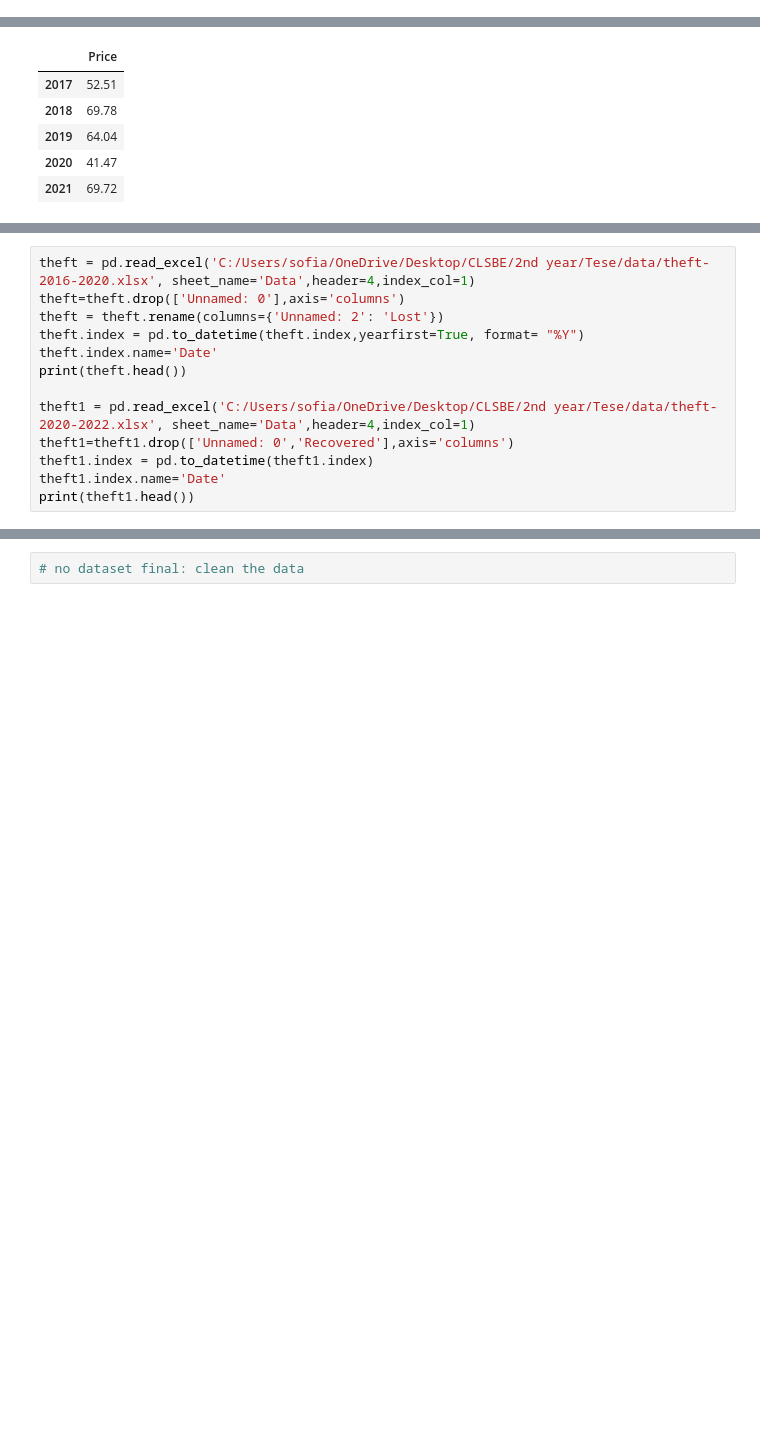
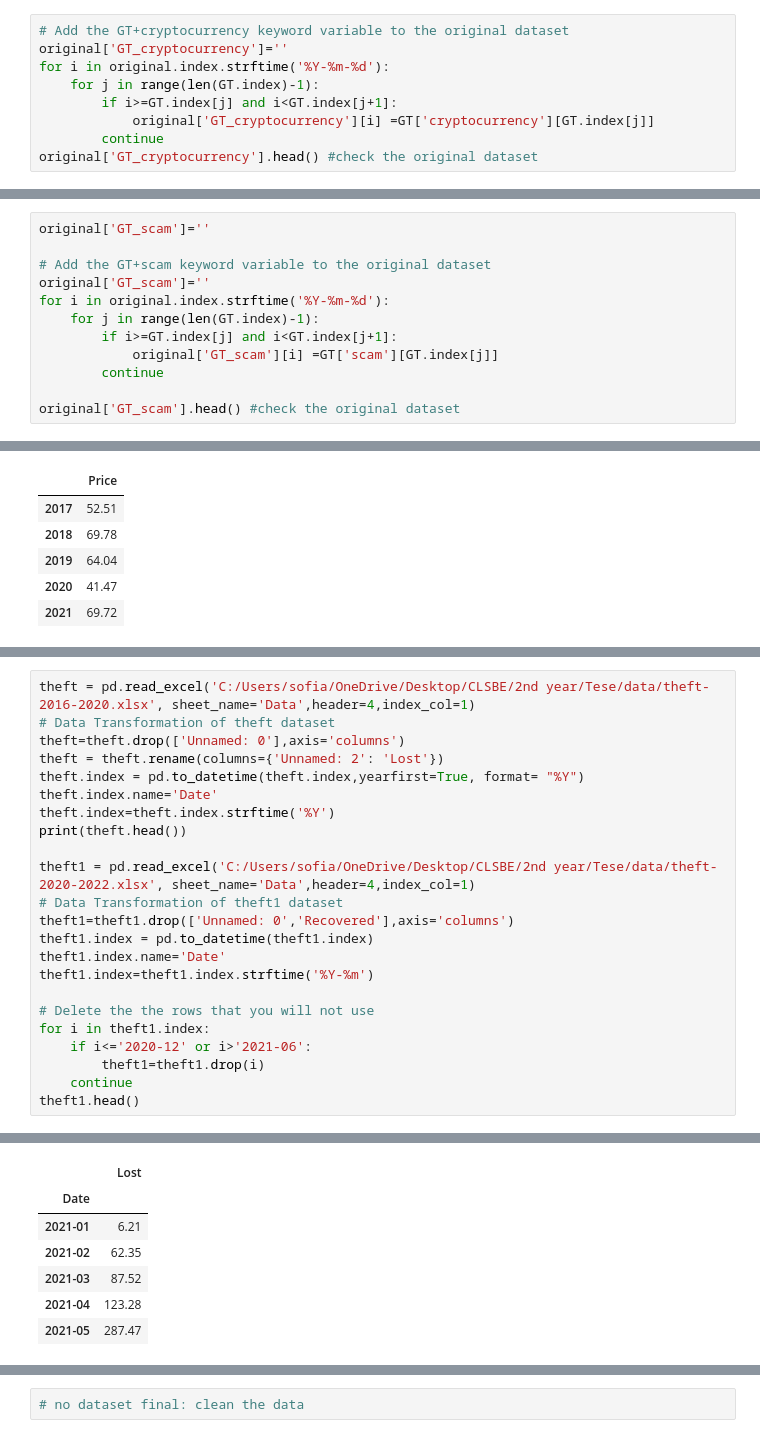
Before and after one commit to s-asrmorais/MSc_thesis_code_DataScience, a Jupyter notebook: code.ipynb, the cells around one changed output, grey strips where cells are left out. Cells and saved outputs as stored; diff of their text form; blank space fills up the shorter version.

```diff
--- a/code.ipynb
+++ b/code.ipynb
@@ -218,0 +235,9 @@ KeyboardInterrupt:
+# %%
+# Add the GT+cryptocurrency keyword variable to the original dataset
+original['GT_cryptocurrency']=''
+for i in original.index.strftime('%Y-%m-%d'):
+    for j in range(len(GT.index)-1):
+        if i>=GT.index[j] and i<GT.index[j+1]:
+            original['GT_cryptocurrency'][i] =GT['cryptocurrency'][GT.index[j]]
+        continue
+original['GT_cryptocurrency'].head() #check the original dataset
@@ -218,0 +256,12 @@ KeyboardInterrupt:
+# %%
+original['GT_scam']=''
+
+# Add the GT+scam keyword variable to the original dataset
+original['GT_scam']=''
+for i in original.index.strftime('%Y-%m-%d'):
+    for j in range(len(GT.index)-1):
+        if i>=GT.index[j] and i<GT.index[j+1]:
+            original['GT_scam'][i] =GT['scam'][GT.index[j]]
+        continue
+
+original['GT_scam'].head() #check the original dataset
@@ -311,14 +384,24 @@ pandas.core.indexes.base.Index
 # %%
 theft = pd.read_excel('C:/Users/sofia/OneDrive/Desktop/CLSBE/2nd year/Tese/data/theft-2016-2020.xlsx', sheet_name='Data',header=4,index_col=1)
+# Data Transformation of theft dataset
 theft=theft.drop(['Unnamed: 0'],axis='columns')
 theft = theft.rename(columns={'Unnamed: 2': 'Lost'})
 theft.index = pd.to_datetime(theft.index,yearfirst=True, format= "%Y")
 theft.index.name='Date'
+theft.index=theft.index.strftime('%Y')
 print(theft.head())
 
 theft1 = pd.read_excel('C:/Users/sofia/OneDrive/Desktop/CLSBE/2nd year/Tese/data/theft-2020-2022.xlsx', sheet_name='Data',header=4,index_col=1)
+# Data Transformation of theft1 dataset
 theft1=theft1.drop(['Unnamed: 0','Recovered'],axis='columns')
 theft1.index = pd.to_datetime(theft1.index)
 theft1.index.name='Date'
-print(theft1.head())
+theft1.index=theft1.index.strftime('%Y-%m')
+
+# Delete the the rows that you will not use
+for i in theft1.index:
+    if i<='2020-12' or i>'2021-06':
+        theft1=theft1.drop(i)
+    continue
+theft1.head()
 # %% [output]
@@ -339,3 +415,10 @@ Date
+|  | Lost |
+| Date |  |
+| 2021-01 | 6.21 |
+| 2021-02 | 62.35 |
+| 2021-03 | 87.52 |
+| 2021-04 | 123.28 |
+| 2021-05 | 287.47 |
 # %%
 # Create an empty variable in the original dataset
 original['Theft']=''
```
Also changed, not shown: parts of 13 cells of this notebook.
